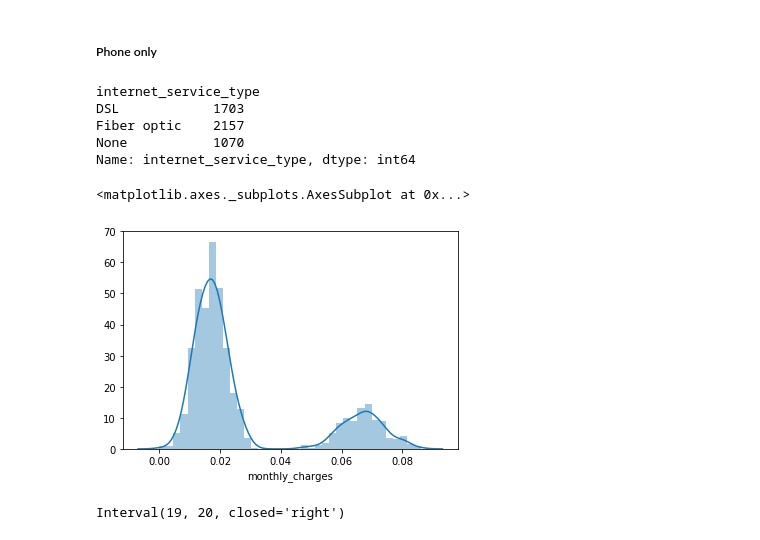
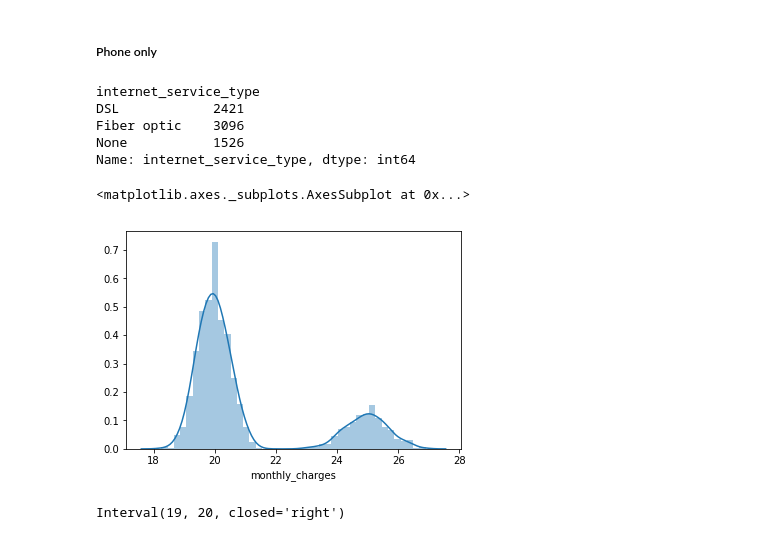
Before and after one commit to classification-telco-project-sanmaco/classification-telco, a Jupyter notebook: MZ_working_notebook.ipynb, the cells around one changed output. Cells and saved outputs as stored; diff of their text form; code cells hidden in the pictures.

```diff
--- a/MZ_working_notebook.ipynb
+++ b/MZ_working_notebook.ipynb
@@ -960,16 +960,16 @@ The overall churn rate is 27%. Senior citizens churn at a rate of 44%. Month to
 # %% [markdown]
 ##### Phone only
 # %%
-train.groupby('internet_service_type')['internet_service_type'].count()
+df_encoded.groupby('internet_service_type')['internet_service_type'].count()
 # %% [output]
 internet_service_type
-DSL            1703
-Fiber optic    2157
-None           1070
+DSL            2421
+Fiber optic    3096
+None           1526
 Name: internet_service_type, dtype: int64
 # %%
-sns.distplot(train.loc[train.internet_service_type_encode == 2].monthly_charges)
+sns.distplot(df_encoded.loc[df_encoded.internet_service_type_encode == 2].monthly_charges)
 # %% [output]
 <matplotlib.axes._subplots.AxesSubplot at 0x...>
-[figure, old version]
+[figure, new version]
 # %%
```
Also changed, not shown: parts of 56 cells of this notebook.
